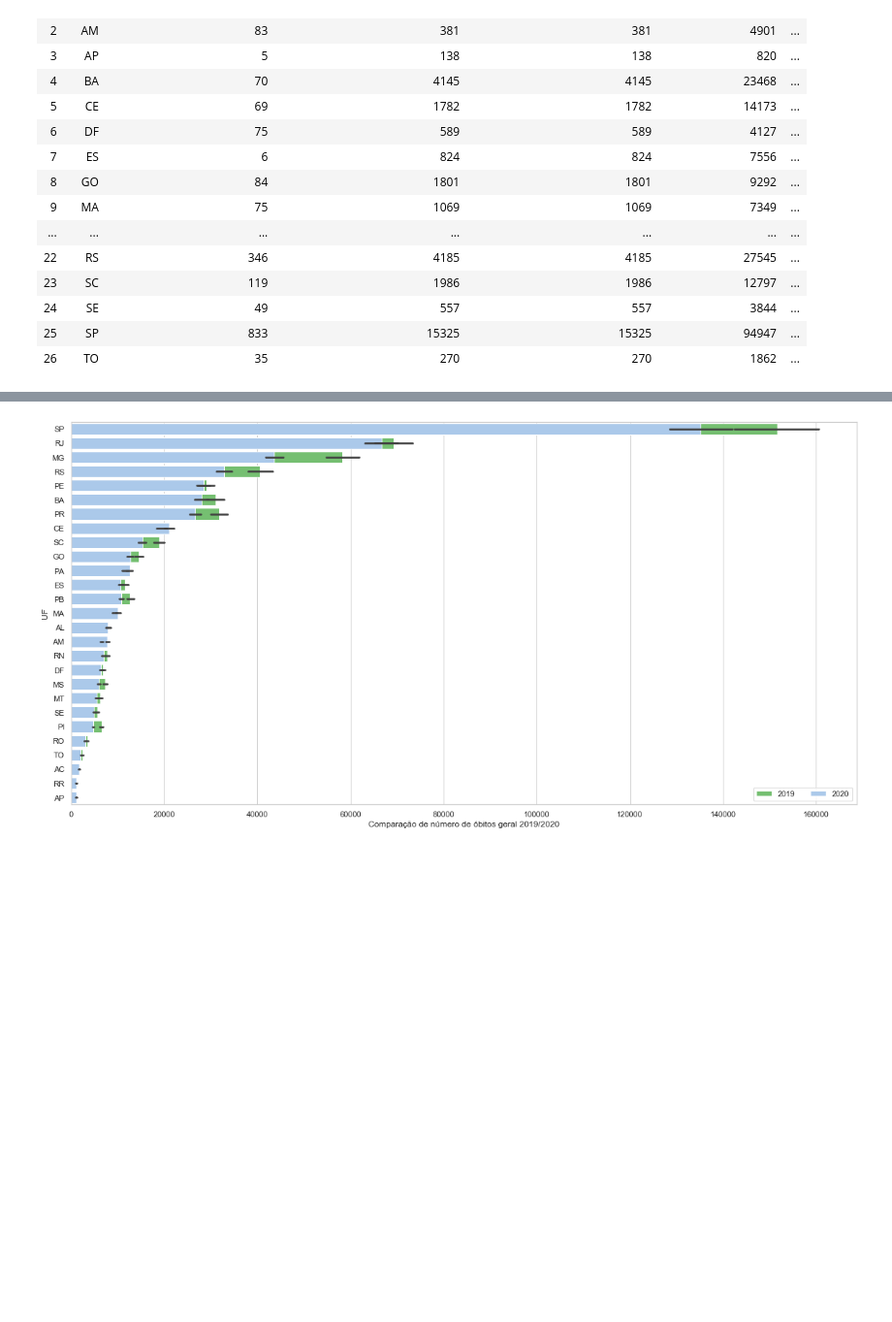
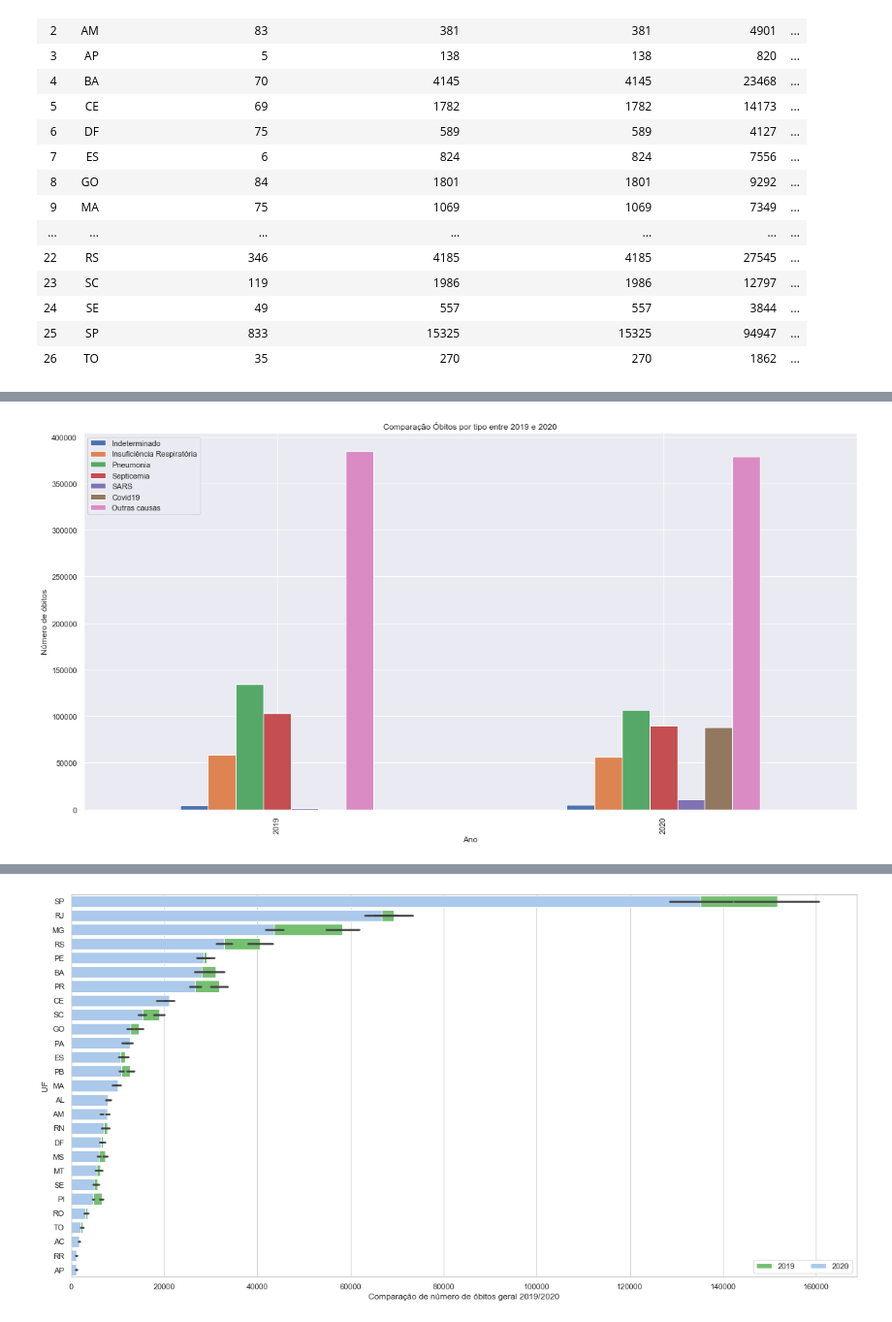
Before and after one commit to marcoguinter/aed_projeto3, a Jupyter notebook: covid19.ipynb, the cells around one changed output, grey strips where cells are left out. Shown at 97% size. Drawn from its saved outputs; the diff is of its cells as text; code cells hidden in the pictures; blank space fills up the shorter version.

```diff
--- a/covid19.ipynb
+++ b/covid19.ipynb
@@ -854,0 +873,36 @@ del corr
+# %%
+
+
+df_obito_cartorio = getData("SELECT SUM(deaths_indeterminate_2019) AS deaths_indeterminate_2019, SUM(deaths_respiratory_failure_2019) AS deaths_respiratory_failure_2019, SUM(deaths_others_2019) AS deaths_others_2019, SUM(deaths_pneumonia_2019) AS deaths_pneumonia_2019, SUM(deaths_septicemia_2019) AS deaths_septicemia_2019, SUM(deaths_sars_2019) AS deaths_sars_2019,SUM(deaths_indeterminate_2020) AS deaths_indeterminate_2020, SUM(deaths_respiratory_failure_2020) AS deaths_respiratory_failure_2020, SUM(deaths_others_2020) AS deaths_others_2020, SUM(deaths_pneumonia_2020) AS deaths_pneumonia_2020, SUM(deaths_septicemia_2020) AS deaths_septicemia_2020, SUM(deaths_sars_2020) AS deaths_sars_2020, SUM(deaths_covid19) AS deaths_covid19 FROM obito_cartorio WHERE date = '2020-08-03'")
+
+#df_obito_cartorio=df_obito_cartorio.toDF("deaths_indeterminate_2019","deaths_respiratory_failure_2019","deaths_others_2019","deaths_pneumonia_2019","deaths_septicemia_2019","deaths_sars_2019","deaths_indeterminate_2020","deaths_respiratory_failure_2020","deaths_others_2020","deaths_pneumonia_2020","deaths_septicemia_2020","deaths_sars_2020","deaths_covid19")
+row=df_obito_cartorio.collect()[0].asDict()
+
+def num(v):
+    return pd.to_numeric(row[v])
+
+
+plotdata = pd.DataFrame({
+    "Indeterminado": [num("deaths_indeterminate_2019"),num("deaths_indeterminate_2020")],
+    "Insuficiência Respiratória": [num("deaths_respiratory_failure_2019"),num("deaths_respiratory_failure_2020")],
+    "Pneumonia": [num("deaths_pneumonia_2019"),num("deaths_pneumonia_2020")],
+    "Septicemia": [num("deaths_septicemia_2019"),num("deaths_septicemia_2020")],
+    "SARS": [num("deaths_sars_2019"),num("deaths_sars_2020")],
+    "Covid19": [0,num("deaths_covid19")],
+    "Outras causas": [num("deaths_others_2019"),num("deaths_others_2020")],
+    },
+    index=["2019","2020"]
+)
+
+
+f, ax = plt.subplots(figsize=(20, 10))
+plt.title('Comparação Óbitos por tipo entre 2019 e 2020')
+plt.ylabel('Número de óbitos')
+plt.xlabel('Ano')
+
+plotdata.plot(kind="bar", grid=True, ax=ax)
+
+
+plt.show()
+# %% [output]
+[figure, added]
```
Also changed, not shown: parts of 7 cells of this notebook.
